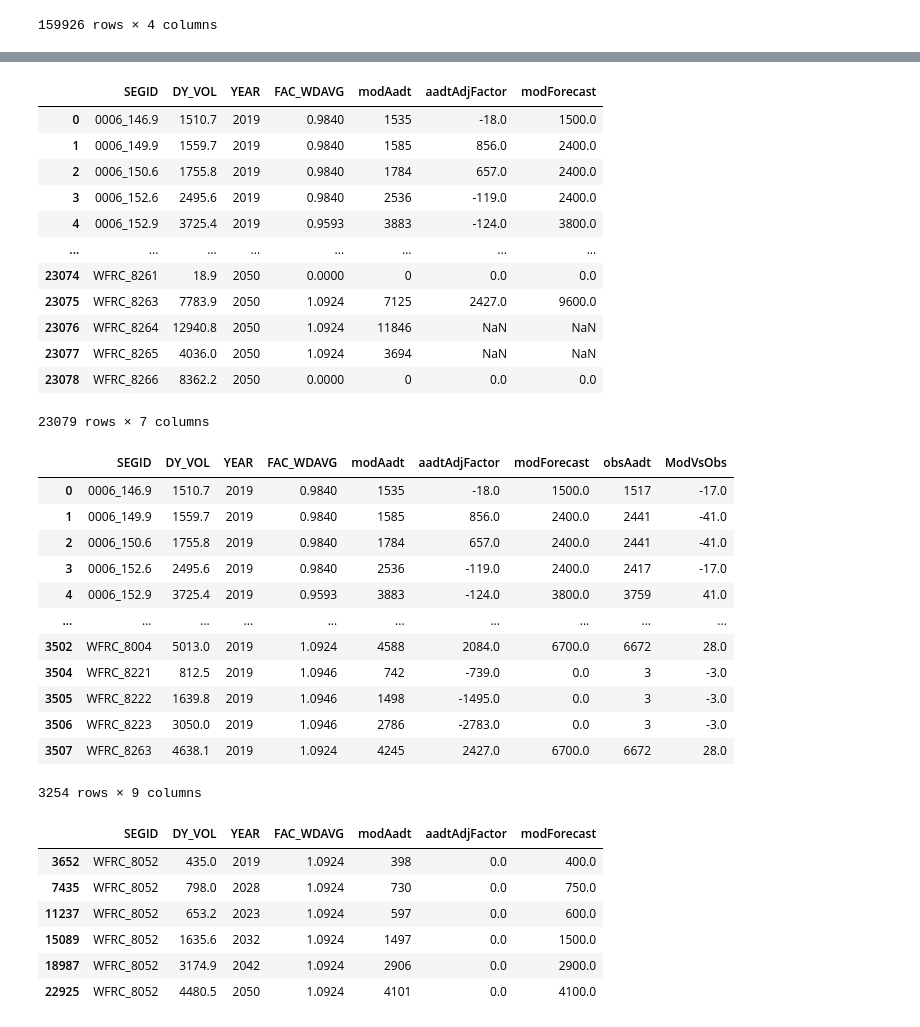
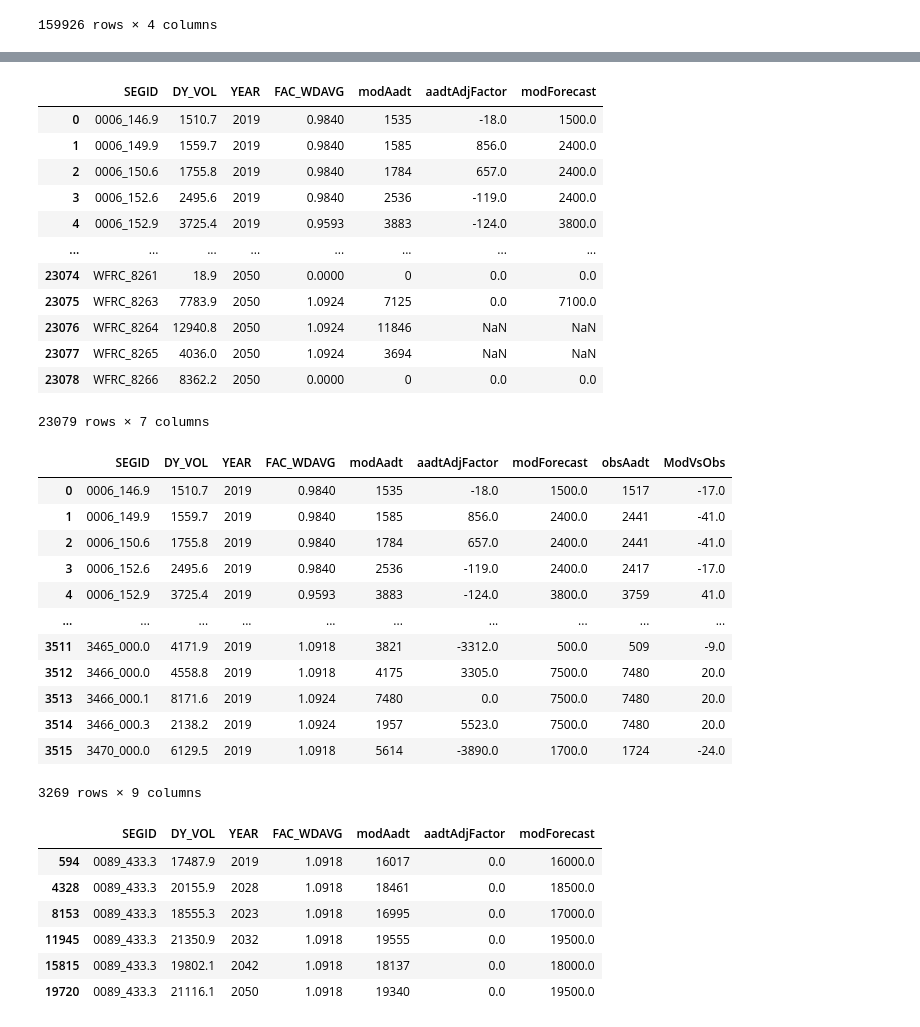
Before and after one commit to WFRCAnalytics/Traffic-Volume-Forecasts, a Jupyter notebook: 3-Prepare-Model-Forecasts.ipynb, the cells around one changed output, grey strips where cells are left out. Cells and saved outputs as stored; diff of their text form; code cells hidden in the pictures.

```diff
--- a/3-Prepare-Model-Forecasts.ipynb
+++ b/3-Prepare-Model-Forecasts.ipynb
@@ -28,7 +28,7 @@ colWeekdayFactor = 'FAC_WDAVG'
 
 # base year adjustment
 # segment shapefile with AADT and previous forecasts - copied from 'A:/1 - TDM/3 - Model Dev/1 - WF/1 - Official Release/v9x/v9.0/WF TDM v9.0 - official/1_Inputs/6_Segment/Segments_WF - 2023-08-01.shp'
-sourceName = 'Segments_WF - 2023-08-01.shp'
+sourceName = 'AADTHistory.xlsx'
 baseYear = 2019
 # %%
 # READ IN CSVs and STORE
@@ -269,7 +269,7 @@ dfModWithAdj
 | 4 | 0006_152.9 | 3725.4 | 2019 | 0.9593 | 3883 | -124.0 | 3800.0 |
 | ... | ... | ... | ... | ... | ... | ... | ... |
 | 23074 | WFRC_8261 | 18.9 | 2050 | 0.0000 | 0 | 0.0 | 0.0 |
-| 23075 | WFRC_8263 | 7783.9 | 2050 | 1.0924 | 7125 | 2427.0 | 9600.0 |
+| 23075 | WFRC_8263 | 7783.9 | 2050 | 1.0924 | 7125 | 0.0 | 7100.0 |
 | 23076 | WFRC_8264 | 12940.8 | 2050 | 1.0924 | 11846 | NaN | NaN |
 | 23077 | WFRC_8265 | 4036.0 | 2050 | 1.0924 | 3694 | NaN | NaN |
 | 23078 | WFRC_8266 | 8362.2 | 2050 | 0.0000 | 0 | 0.0 | 0.0 |
@@ -293,22 +293,22 @@ display(_df3[_df3['ModVsObs']!=0])
 | 3 | 0006_152.6 | 2495.6 | 2019 | 0.9840 | 2536 | -119.0 | 2400.0 | 2417 | -17.0 |
 | 4 | 0006_152.9 | 3725.4 | 2019 | 0.9593 | 3883 | -124.0 | 3800.0 | 3759 | 41.0 |
 | ... | ... | ... | ... | ... | ... | ... | ... | ... | ... |
-| 3502 | WFRC_8004 | 5013.0 | 2019 | 1.0924 | 4588 | 2084.0 | 6700.0 | 6672 | 28.0 |
-| 3504 | WFRC_8221 | 812.5 | 2019 | 1.0946 | 742 | -739.0 | 0.0 | 3 | -3.0 |
-| 3505 | WFRC_8222 | 1639.8 | 2019 | 1.0946 | 1498 | -1495.0 | 0.0 | 3 | -3.0 |
-| 3506 | WFRC_8223 | 3050.0 | 2019 | 1.0946 | 2786 | -2783.0 | 0.0 | 3 | -3.0 |
-| 3507 | WFRC_8263 | 4638.1 | 2019 | 1.0924 | 4245 | 2427.0 | 6700.0 | 6672 | 28.0 |
+| 3511 | 3465_000.0 | 4171.9 | 2019 | 1.0918 | 3821 | -3312.0 | 500.0 | 509 | -9.0 |
+| 3512 | 3466_000.0 | 4558.8 | 2019 | 1.0918 | 4175 | 3305.0 | 7500.0 | 7480 | 20.0 |
+| 3513 | 3466_000.1 | 8171.6 | 2019 | 1.0924 | 7480 | 0.0 | 7500.0 | 7480 | 20.0 |
+| 3514 | 3466_000.3 | 2138.2 | 2019 | 1.0924 | 1957 | 5523.0 | 7500.0 | 7480 | 20.0 |
+| 3515 | 3470_000.0 | 6129.5 | 2019 | 1.0918 | 5614 | -3890.0 | 1700.0 | 1724 | -24.0 |
-3254 rows × 9 columns
+3269 rows × 9 columns
 # %%
 # export final file
 dfModWithAdj.to_csv('intermediate/model-forecasts.csv', index=False)
 # %%
-dfModWithAdj[dfModWithAdj['SEGID']=='WFRC_8052']
+dfModWithAdj[dfModWithAdj['SEGID']=='0089_433.3']
 # %% [output]
 |  | SEGID | DY_VOL | YEAR | FAC_WDAVG | modAadt | aadtAdjFactor | modForecast |
-| 3652 | WFRC_8052 | 435.0 | 2019 | 1.0924 | 398 | 0.0 | 400.0 |
-| 7435 | WFRC_8052 | 798.0 | 2028 | 1.0924 | 730 | 0.0 | 750.0 |
-| 11237 | WFRC_8052 | 653.2 | 2023 | 1.0924 | 597 | 0.0 | 600.0 |
-| 15089 | WFRC_8052 | 1635.6 | 2032 | 1.0924 | 1497 | 0.0 | 1500.0 |
-| 18987 | WFRC_8052 | 3174.9 | 2042 | 1.0924 | 2906 | 0.0 | 2900.0 |
-| 22925 | WFRC_8052 | 4480.5 | 2050 | 1.0924 | 4101 | 0.0 | 4100.0 |
+| 594 | 0089_433.3 | 17487.9 | 2019 | 1.0918 | 16017 | 0.0 | 16000.0 |
+| 4328 | 0089_433.3 | 20155.9 | 2028 | 1.0918 | 18461 | 0.0 | 18500.0 |
+| 8153 | 0089_433.3 | 18555.3 | 2023 | 1.0918 | 16995 | 0.0 | 17000.0 |
+| 11945 | 0089_433.3 | 21350.9 | 2032 | 1.0918 | 19555 | 0.0 | 19500.0 |
+| 15815 | 0089_433.3 | 19802.1 | 2042 | 1.0918 | 18137 | 0.0 | 18000.0 |
+| 19720 | 0089_433.3 | 21116.1 | 2050 | 1.0918 | 19340 | 0.0 | 19500.0 |
```
Also changed, not shown: parts of 2 cells of this notebook, 9 other files.
